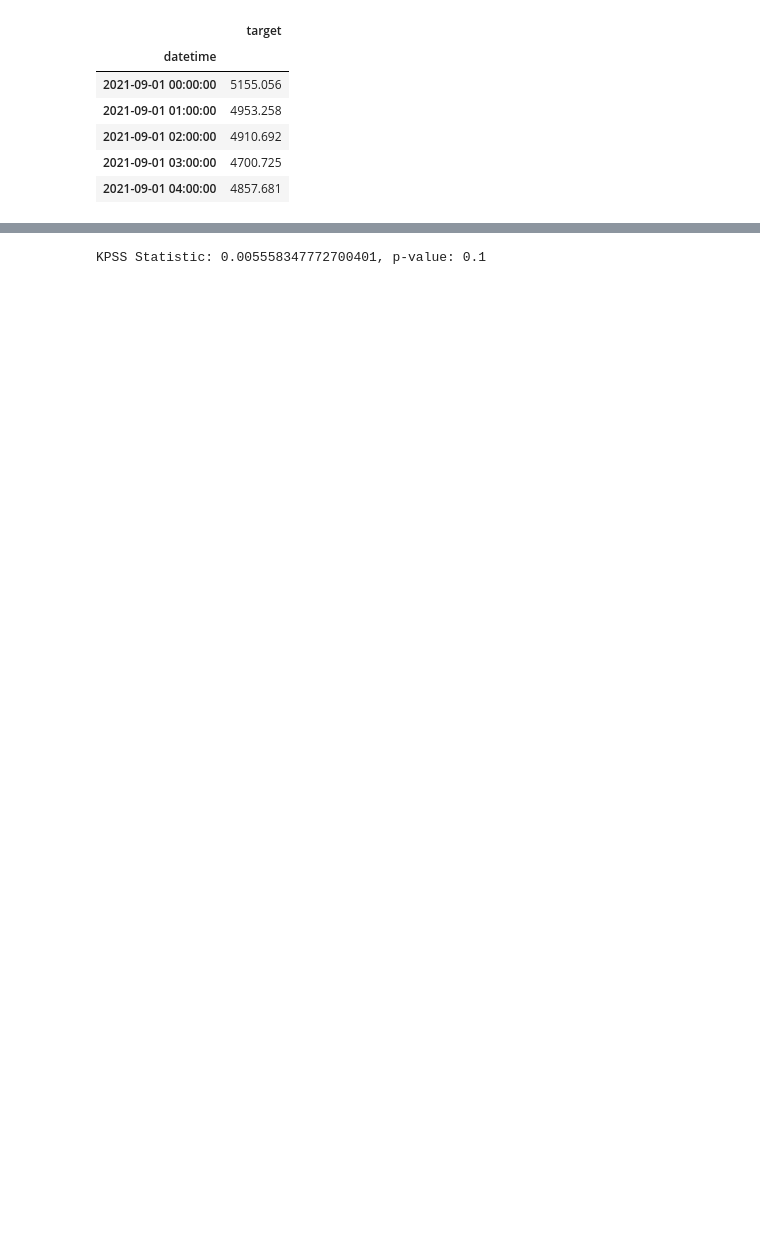
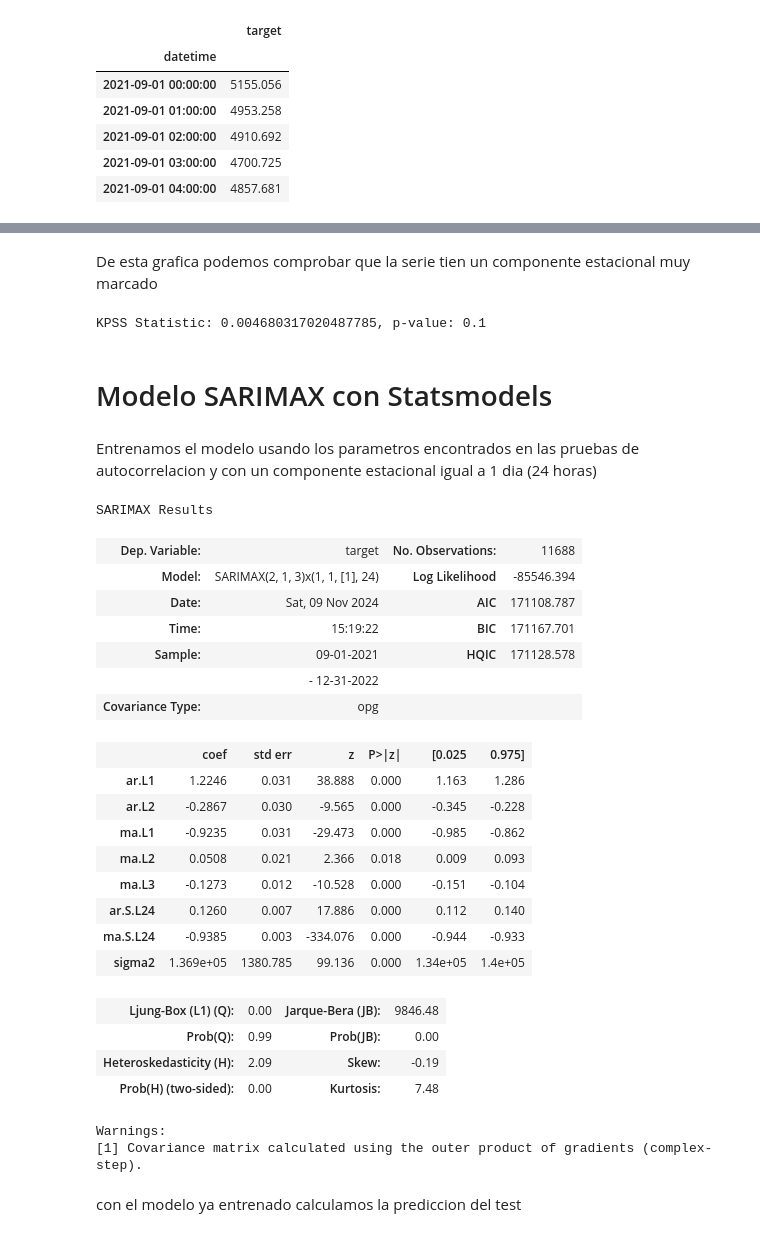
Before and after one commit to josemgoji/Proyecto-integrador-2, a Jupyter notebook: datalab/modelo_SARIMA.ipynb, the cells around one changed output, grey strips where cells are left out. Saved outputs shown, nothing was run; the diff lists cells and outputs as text; code cells hidden in the pictures; blank space fills up the shorter version.

```diff
--- a/datalab/modelo_SARIMA.ipynb
+++ b/datalab/modelo_SARIMA.ipynb
@@ -233,5 +256,7 @@ fig.tight_layout()
+# %% [markdown]
+De esta grafica podemos comprobar que la serie tien un componente estacional muy marcado
 # %%
-datos_diff_1_12 = datos_train['target'].diff().diff(12).dropna()
+datos_diff_1_12 = datos_train['target'].diff().diff(24).dropna()
 
 warnings.filterwarnings("ignore")
 #adfuller_result = adfuller(datos_diff_1_12)
@@ -240,4 +265,42 @@ kpss_result = kpss(datos_diff_1_12)
 print(f'KPSS Statistic: {kpss_result[0]}, p-value: {kpss_result[1]}')
 warnings.filterwarnings("default")
 # %% [output]
-KPSS Statistic: 0.005558347772700401, p-value: 0.1
+KPSS Statistic: 0.004680317020487785, p-value: 0.1
+# %% [markdown]
+# Modelo SARIMAX con Statsmodels
+# %% [markdown]
+Entrenamos el modelo usando los parametros encontrados en las pruebas de autocorrelacion y con un componente estacional igual a 1 dia (24 horas)
+# %%
+# Modelo SARIMAX con statsmodels.Sarimax
+# ==============================================================================
+warnings.filterwarnings("ignore", category=UserWarning, message='Non-invertible|Non-stationary')
+modelo = SARIMAX(endog = datos_train['target'], order = (2, 1, 3), seasonal_order = (1, 1, 1, 24)) #order = (p, d, q) seasonal_order = (P, D, Q, s)
+modelo_res = modelo.fit(disp=0)
+warnings.filterwarnings("default")
+modelo_res.summary()
+# %% [output]
+SARIMAX Results
+| Dep. Variable: | target | No. Observations: | 11688 |
+| Model: | SARIMAX(2, 1, 3)x(1, 1, [1], 24) | Log Likelihood | -85546.394 |
+| Date: | Sat, 09 Nov 2024 | AIC | 171108.787 |
+| Time: | 15:19:22 | BIC | 171167.701 |
+| Sample: | 09-01-2021 | HQIC | 171128.578 |
+|  | - 12-31-2022 |  |  |
+| Covariance Type: | opg |  |  |
+|  | coef | std err | z | P>|z| | [0.025 | 0.975] |
+| ar.L1 | 1.2246 | 0.031 | 38.888 | 0.000 | 1.163 | 1.286 |
+| ar.L2 | -0.2867 | 0.030 | -9.565 | 0.000 | -0.345 | -0.228 |
+| ma.L1 | -0.9235 | 0.031 | -29.473 | 0.000 | -0.985 | -0.862 |
+| ma.L2 | 0.0508 | 0.021 | 2.366 | 0.018 | 0.009 | 0.093 |
+| ma.L3 | -0.1273 | 0.012 | -10.528 | 0.000 | -0.151 | -0.104 |
+| ar.S.L24 | 0.1260 | 0.007 | 17.886 | 0.000 | 0.112 | 0.140 |
+| ma.S.L24 | -0.9385 | 0.003 | -334.076 | 0.000 | -0.944 | -0.933 |
+| sigma2 | 1.369e+05 | 1380.785 | 99.136 | 0.000 | 1.34e+05 | 1.4e+05 |
+| Ljung-Box (L1) (Q): | 0.00 | Jarque-Bera (JB): | 9846.48 |
+| Prob(Q): | 0.99 | Prob(JB): | 0.00 |
+| Heteroskedasticity (H): | 2.09 | Skew: | -0.19 |
+| Prob(H) (two-sided): | 0.00 | Kurtosis: | 7.48 |
+Warnings:
+[1] Covariance matrix calculated using the outer product of gradients (complex-step).
+# %% [markdown]
+con el modelo ya entrenado calculamos la prediccion del test
```
Also changed, not shown: parts of 31 cells of this notebook, 12 other files.
